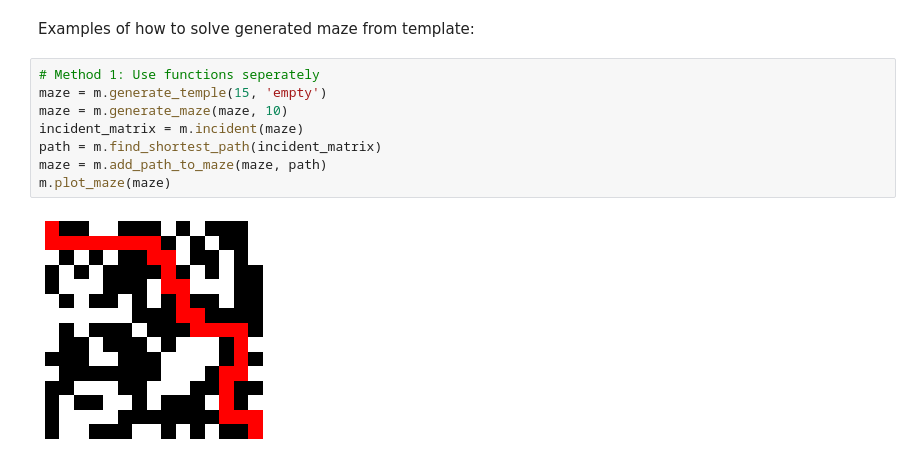
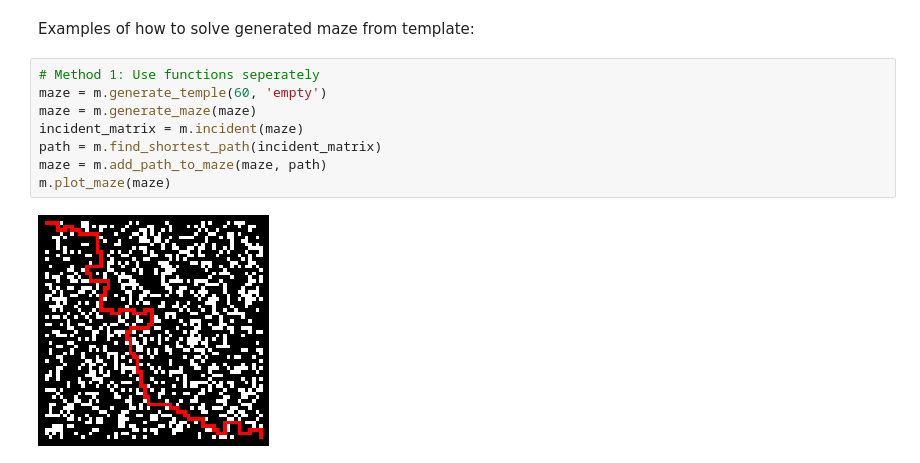
Before and after one commit to voj0152/vvp_bludiste, a Jupyter notebook: exaples.ipynb, the cells around one changed output. Drawn from its saved outputs; the diff is of its cells as text.

```diff
--- a/exaples.ipynb
+++ b/exaples.ipynb
@@ -31,13 +31,13 @@ for file in files:
 Examples of how to solve generated maze from template:
 # %%
 # Method 1: Use functions seperately
-maze = m.generate_temple(15, 'empty')
-maze = m.generate_maze(maze, 10)
+maze = m.generate_temple(60, 'empty')
+maze = m.generate_maze(maze)
 incident_matrix = m.incident(maze)
 path = m.find_shortest_path(incident_matrix)
 maze = m.add_path_to_maze(maze, path)
 m.plot_maze(maze)
 # %% [output]
-[figure, old version]
+[figure, new version]
 # %%
 # Method 2: Use function solve_maze_generate
```
Also changed, not shown: parts of 8 cells of this notebook, 5 other files.
